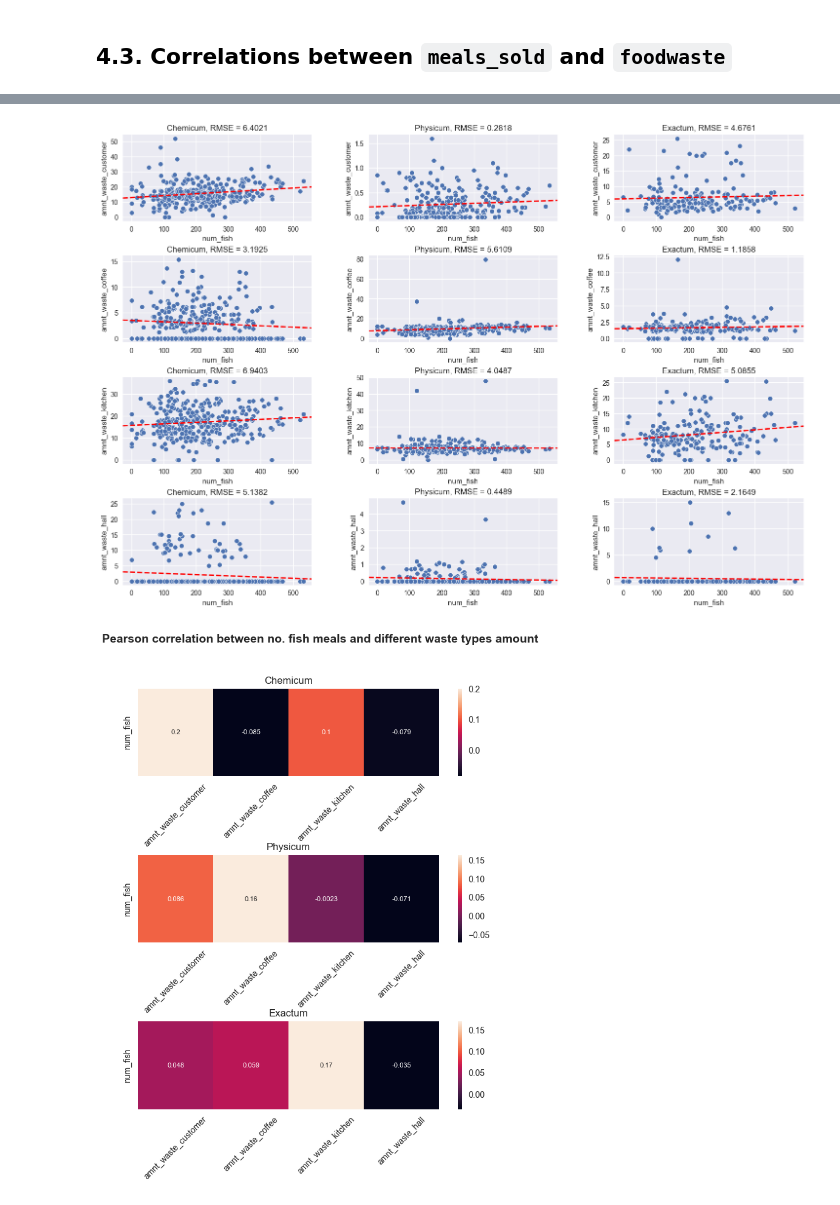
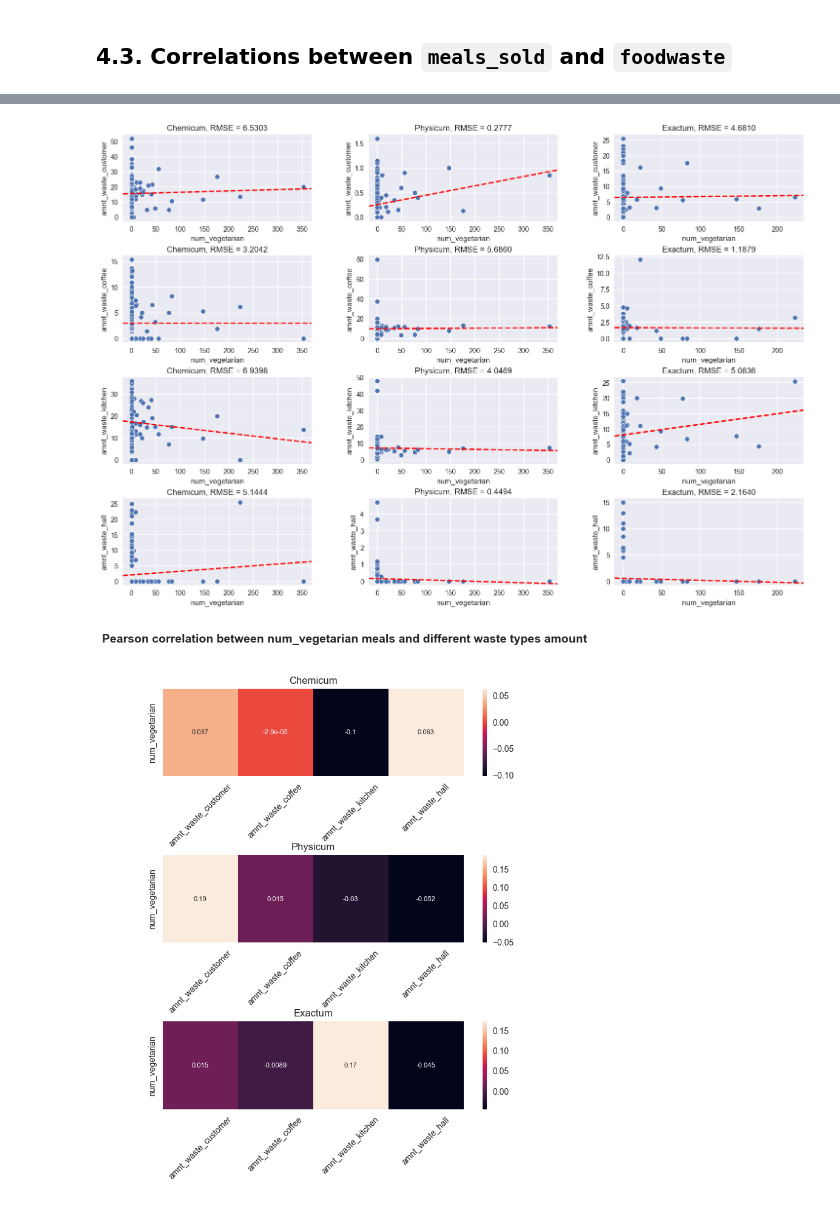
Before and after one commit to Food-Waste-Optimization/Food-Waste-Optimization, a Jupyter notebook: experiments_hoangle/correlations.ipynb, the cells around one changed output, grey strips where cells are left out. Drawn from its saved outputs; the diff is of its cells as text; code cells hidden in the pictures.

Commit message:
Add few changes for correlation investigation code

```diff
--- a/experiments_hoangle/correlations.ipynb
+++ b/experiments_hoangle/correlations.ipynb
@@ -505,7 +505,7 @@ df_meal_waste.head()
 df_meals_waste_wkdate = df_meal_waste.copy()
 
 # Extract weekday from date
-df_meals_waste_wkdate['weekdate'] = df_rcpts_waste['date'].dt.weekday
+df_meals_waste_wkdate['weekdate'] = df_meals_waste_wkdate['date'].dt.weekday
 
 # Groupby weekdate and restaurant
 df_meals_waste_wkdate = df_meals_waste_wkdate\
@@ -534,11 +534,11 @@ df_meals_waste_wkdate.head()
 | 4 | Tuesday | Exactum | 9929.0 | 1636.0 | 641.0 | 1944.0 | 1770.0 | 15578.0 | ... |
+# %%
+meal_type = "num_vegetarian"
 # %%
-meal_type = "num_fish"
-
 fig = plt.figure(figsize=(12, 10), layout="constrained")
 # plt.subplots_adjust(wspace=0.3, hspace=0.2)
 
-fig.suptitle("Correlation between no. fish meals and different waste types amount by weekdate", fontsize=14, fontweight="bold")
+fig.suptitle(f"Correlation between {meal_type} meals and different waste types amount by weekdate", fontsize=14, fontweight="bold")
 
 i = 1
 for waste in waste_types:
@@ -559,7 +559,6 @@ for waste in waste_types:
 fig = plt.figure(figsize=(18, 12))
 plt.subplots_adjust(hspace=0.4, wspace=0.3)
 
-meal_type = "num_fish"
 waste_types = ['amnt_waste_customer', 'amnt_waste_coffee', 'amnt_waste_kitchen', 'amnt_waste_hall']
 i = 1
 for waste in waste_types:
@@ -587,25 +586,24 @@ for waste in waste_types:
 
         i += 1
 # %% [output]
-[figure, old version]
+[figure, new version]
 # %%
-meal_type = "num_fish"
 cols = [*meal_types, *waste_types]
 
 fig = plt.figure(figsize=(8, 9))
 plt.subplots_adjust(wspace=0.5, hspace=0.9)
-fig.suptitle("Pearson correlation between no. fish meals and different waste types amount", fontsize=14, fontweight="bold")
+fig.suptitle(f"Pearson correlation between {meal_type} meals and different waste types amount", fontsize=14, fontweight="bold")
 
 for i, restaurant in enumerate(df_meal_waste['restaurant'].unique()):
     df_restaurant = df_meal_waste[df_meal_waste['restaurant'] == restaurant]
-    line = df_restaurant[cols].corr().iloc[0]
+    line = df_restaurant[cols].corr().loc[meal_type]
 
     ax = fig.add_subplot(3, 1, i+1)
     sns.heatmap([line[waste_types].to_numpy()], annot=True)
 
     ax.set_yticklabels([str(line.name)])
     ax.set_xticklabels(line[waste_types].index)
     ax.tick_params(axis='x', labelrotation = 45)
     ax.set_title(restaurant)
 # %% [output]
-[figure, old version]
+[figure, new version]
```
Also changed, not shown: parts of 8 cells of this notebook.
